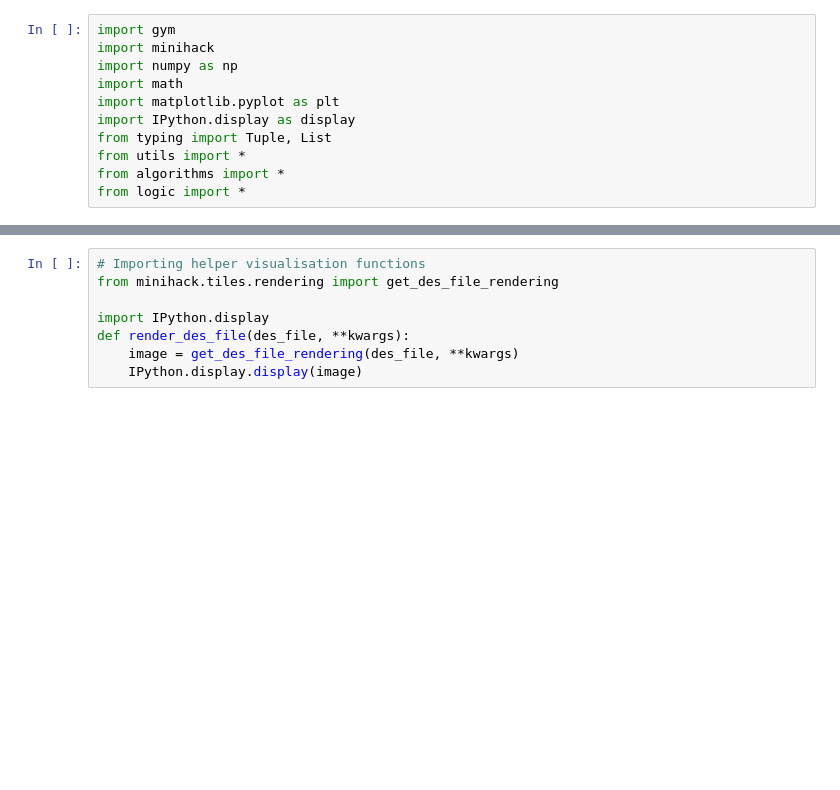
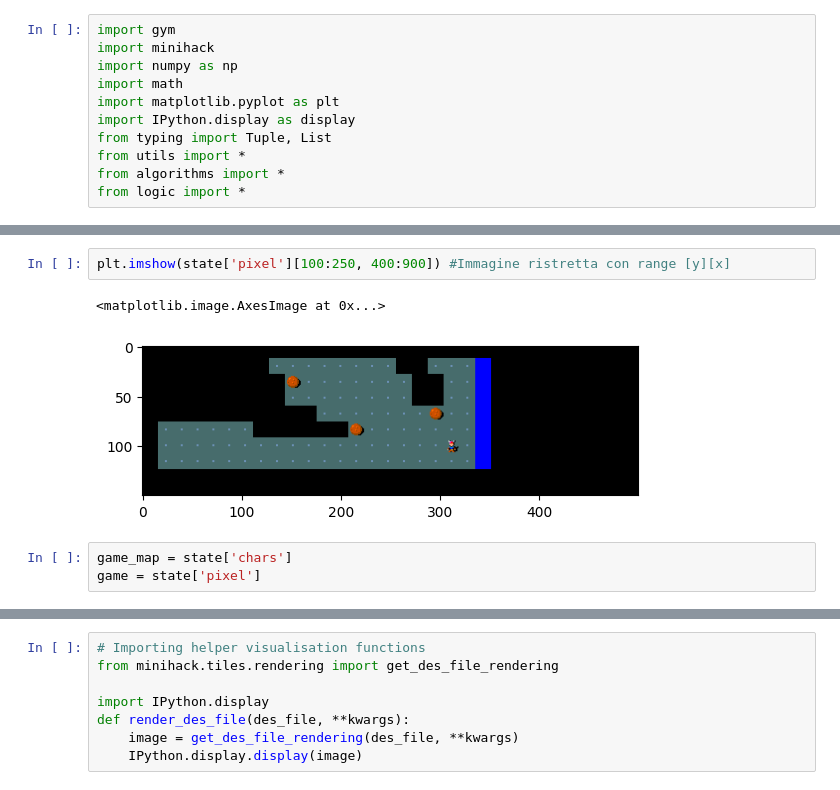
Before and after one commit to JacopoRaffi/AIF_Project, a Jupyter notebook: logic.ipynb, the cells around one changed output, grey strips where cells are left out. Drawn from its saved outputs; the diff is of its cells as text; blank space fills up the shorter version.

```diff
--- a/logic.ipynb
+++ b/logic.ipynb
@@ -13,0 +146,8 @@ from logic import *
+# %%
+plt.imshow(state['pixel'][100:250, 400:900]) #Immagine ristretta con range [y][x]
+# %% [output]
+<matplotlib.image.AxesImage at 0x...>
+[figure, added]
+# %%
+game_map = state['chars']
+game = state['pixel']
```
Also changed, not shown: parts of 17 cells of this notebook.
